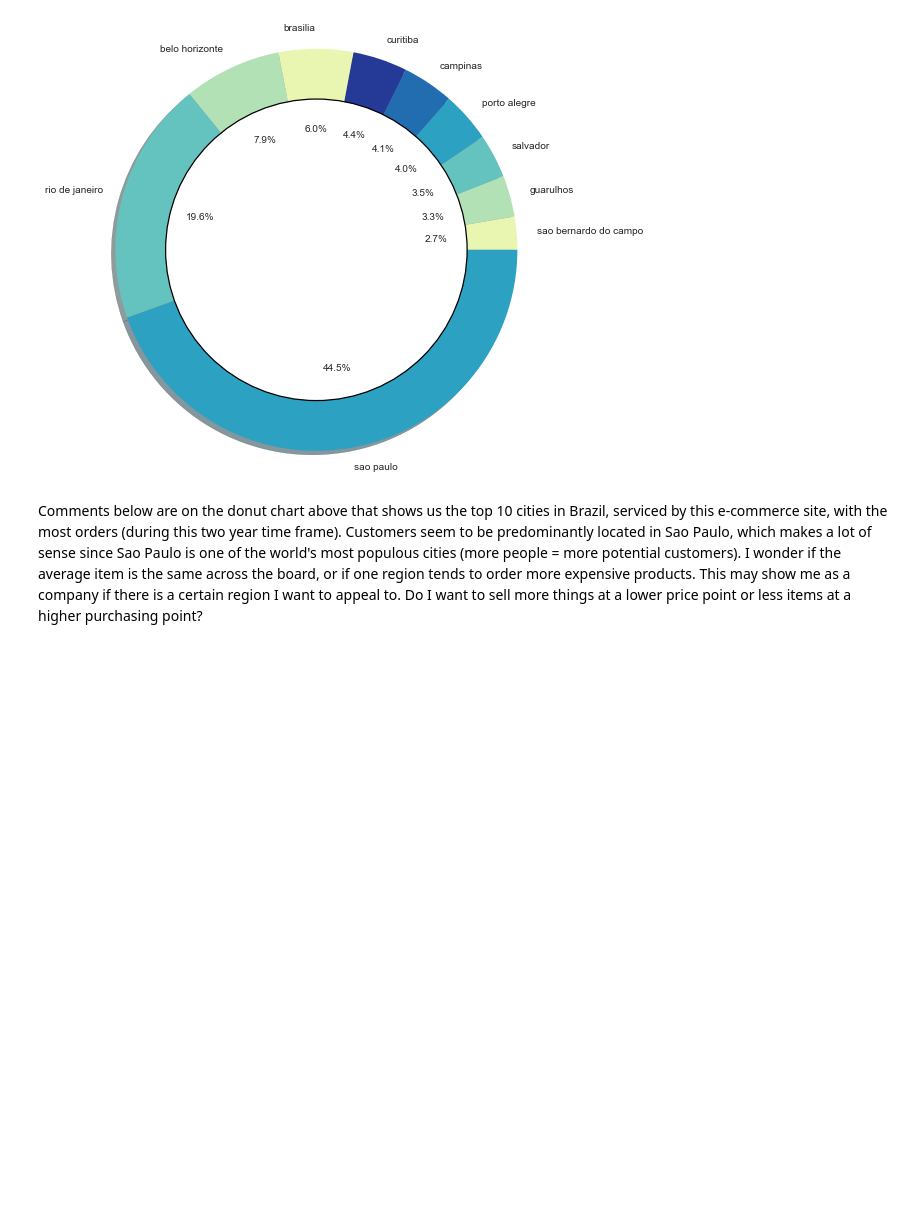
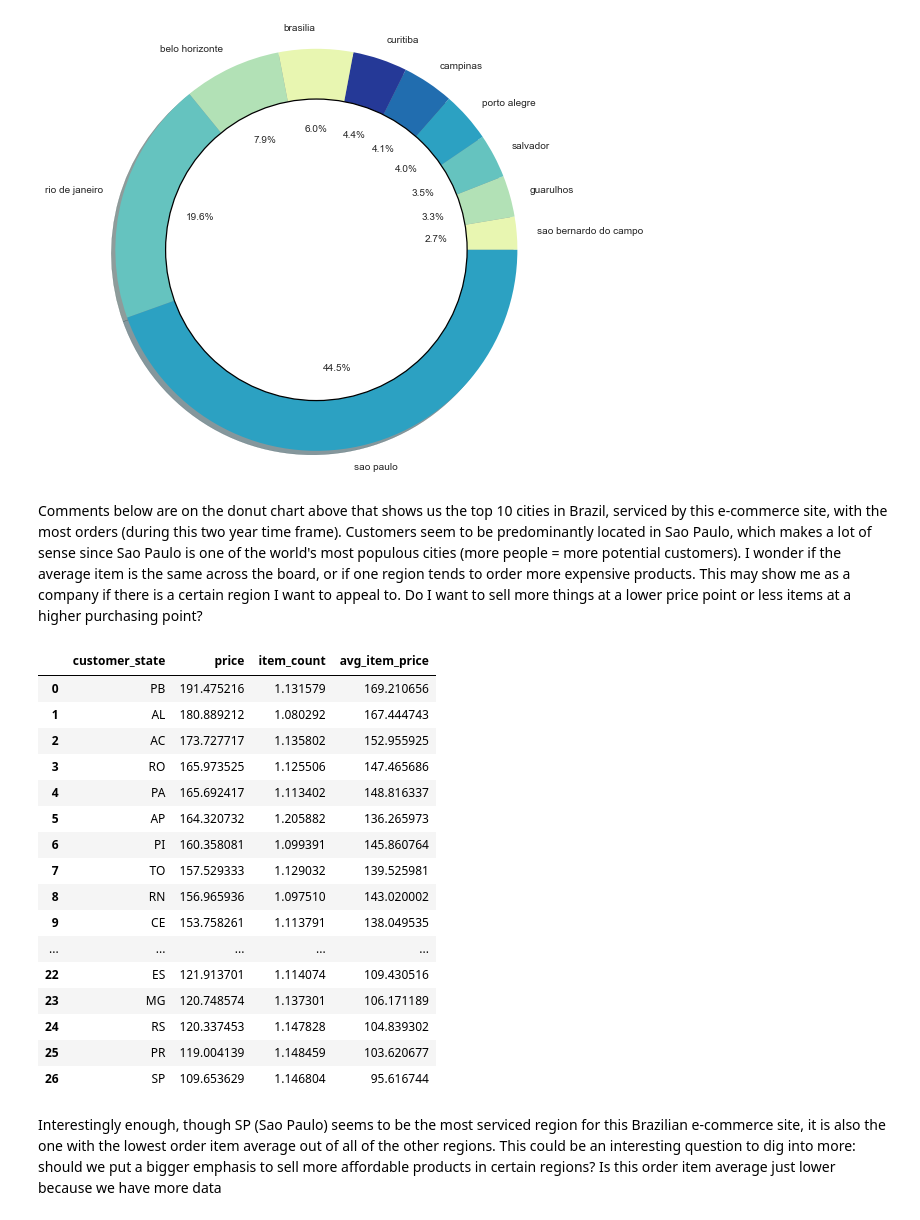
Before and after one commit to stephbarrios/Brazilian-E-Commerce-Analysis, a Jupyter notebook: Exploratory_Analysis.ipynb, the cells around one changed output. Drawn from its saved outputs; the diff is of its cells as text; code cells hidden in the pictures; blank space fills up the shorter version.

Commit message:
Continued order analysis

```diff
--- a/Exploratory_Analysis.ipynb
+++ b/Exploratory_Analysis.ipynb
@@ -408,3 +408,38 @@ plt.show()
 [figure]
 # %% [markdown]
 Comments below are on the donut chart above that shows us the top 10 cities in Brazil, serviced by this e-commerce site, with the most orders (during this two year time frame). Customers seem to be predominantly located in Sao Paulo, which makes a lot of sense since Sao Paulo is one of the world's most populous cities (more people = more potential customers). I wonder if the average item is the same across the board, or if one region tends to order more expensive products. This may show me as a company if there is a certain region I want to appeal to. Do I want to sell more things at a lower price point or less items at a higher purchasing point?
+# %%
+price_df = cust_loc_orders.groupby(['customer_state'])['price'].mean()
+price_df = pd.DataFrame(price_df.sort_values(ascending=False))
+price_df.reset_index(inplace=True)
+# %%
+num_items = pd.DataFrame(cust_loc_orders.groupby(['order_id', 'customer_state'])['order_id'].count())
+num_items.columns =['item_count']
+num_items.reset_index(inplace=True)
+num_items = pd.DataFrame(num_items.groupby(['customer_state'])['item_count'].mean())
+num_items.reset_index(inplace=True)
+# %%
+avg_item_price_state = pd.merge(price_df, num_items, on ='customer_state')
+avg_item_price_state['avg_item_price'] = avg_item_price_state['price']/avg_item_price_state['item_count']
+# %%
+avg_item_price_state
+# %% [output]
+|  | customer_state | price | item_count | avg_item_price |
+| 0 | PB | 191.475216 | 1.131579 | 169.210656 |
+| 1 | AL | 180.889212 | 1.080292 | 167.444743 |
+| 2 | AC | 173.727717 | 1.135802 | 152.955925 |
+| 3 | RO | 165.973525 | 1.125506 | 147.465686 |
+| 4 | PA | 165.692417 | 1.113402 | 148.816337 |
+| 5 | AP | 164.320732 | 1.205882 | 136.265973 |
+| 6 | PI | 160.358081 | 1.099391 | 145.860764 |
+| 7 | TO | 157.529333 | 1.129032 | 139.525981 |
+| 8 | RN | 156.965936 | 1.097510 | 143.020002 |
+| 9 | CE | 153.758261 | 1.113791 | 138.049535 |
+| ... | ... | ... | ... | ... |
+| 22 | ES | 121.913701 | 1.114074 | 109.430516 |
+| 23 | MG | 120.748574 | 1.137301 | 106.171189 |
+| 24 | RS | 120.337453 | 1.147828 | 104.839302 |
+| 25 | PR | 119.004139 | 1.148459 | 103.620677 |
+| 26 | SP | 109.653629 | 1.146804 | 95.616744 |
+# %% [markdown]
+Interestingly enough, though SP (Sao Paulo) seems to be the most serviced region for this Brazilian e-commerce site, it is also the one with the lowest order item average out of all of the other regions. This could be an interesting question to dig into more: should we put a bigger emphasis to sell more affordable products in certain regions? Is this order item average just lower because we have more data
```
